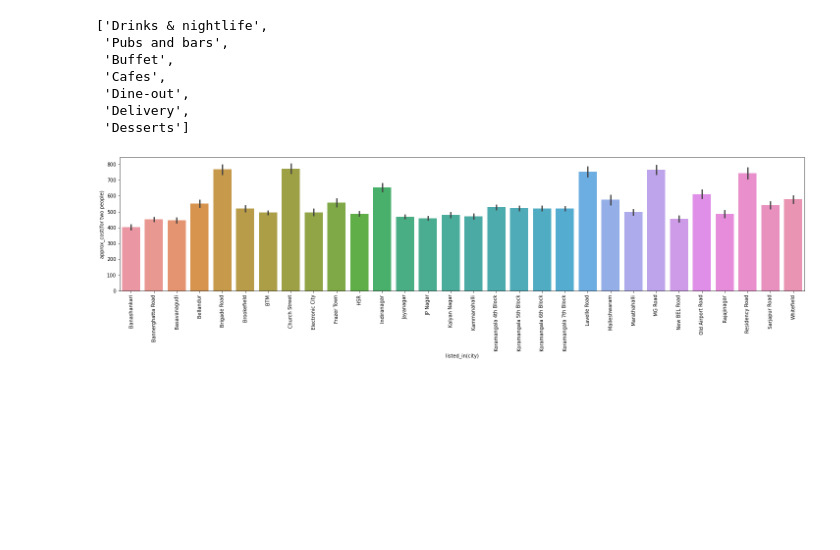
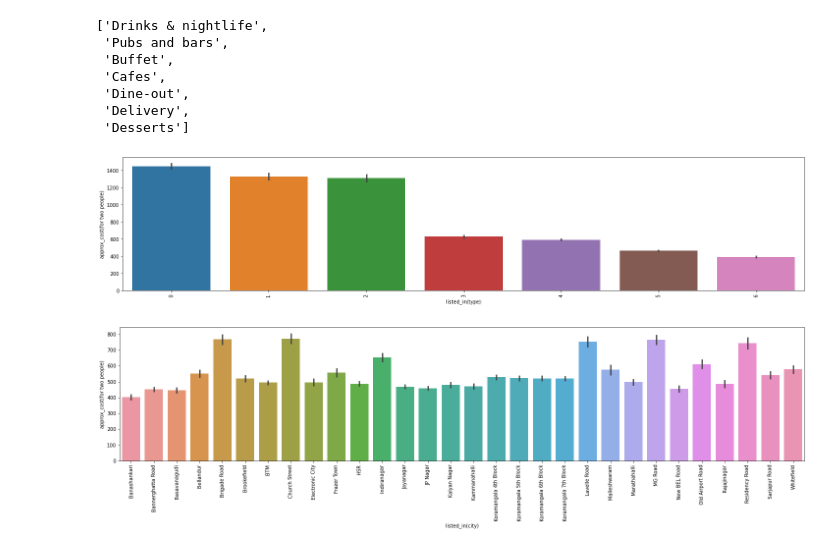
Before and after one commit to SarkarPriyanshu/Machine-Learning-Models, a Jupyter notebook: Zomato.ipynb, the cells around one changed output. Saved outputs shown, nothing was run; the diff lists cells and outputs as text; code cells hidden in the pictures; blank space fills up the shorter version.

```diff
--- a/Zomato.ipynb
+++ b/Zomato.ipynb
@@ -721,6 +757,13 @@ X_train['listed_in(type)'] = X_train['listed_in(type)'].map(listed_in_dict)
 X_test['listed_in(type)'] = X_test['listed_in(type)'].map(listed_in_dict)
 
 test['listed_in(type)'] = test['listed_in(type)'].map(listed_in_dict)
+# %%
+fig = plt.figure(figsize=(25, 5))
+sns.barplot(test['listed_in(type)'],df['approx_cost(for two people)'])
+plt.xticks(rotation=91)
+fig.show()
+# %% [output]
+[figure, added]
 # %%
 fig = plt.figure(figsize=(25, 5))
 sns.barplot(df['listed_in(city)'],df['approx_cost(for two people)'])
```
Also changed, not shown: parts of 7 cells of this notebook.
